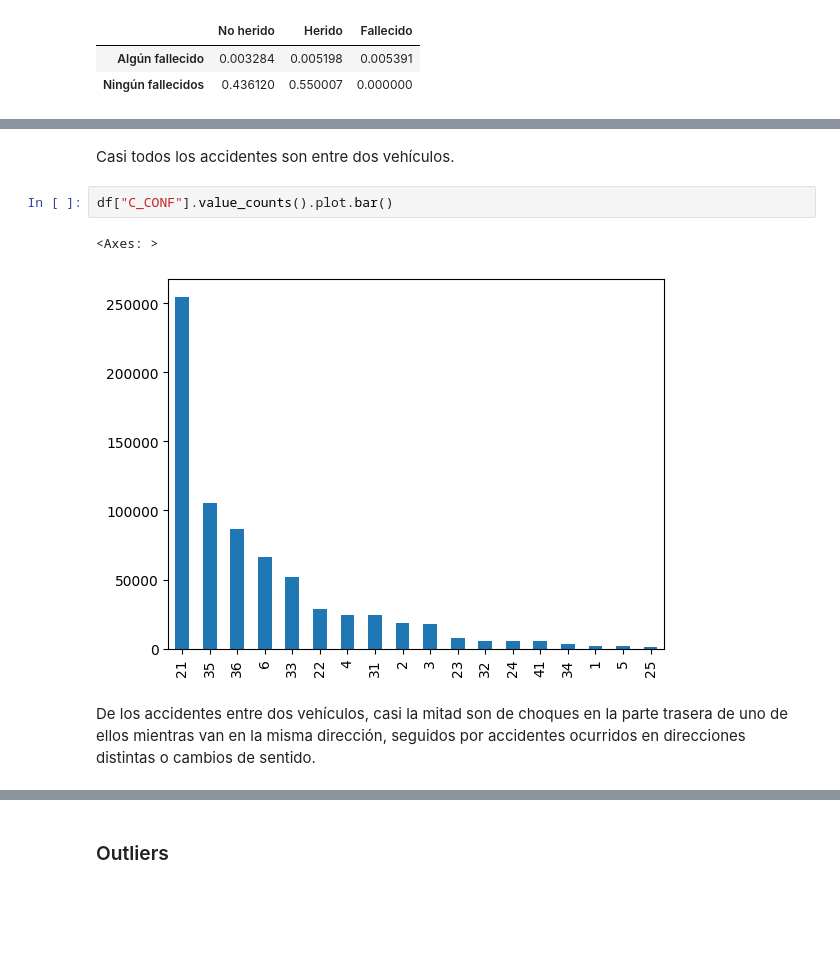
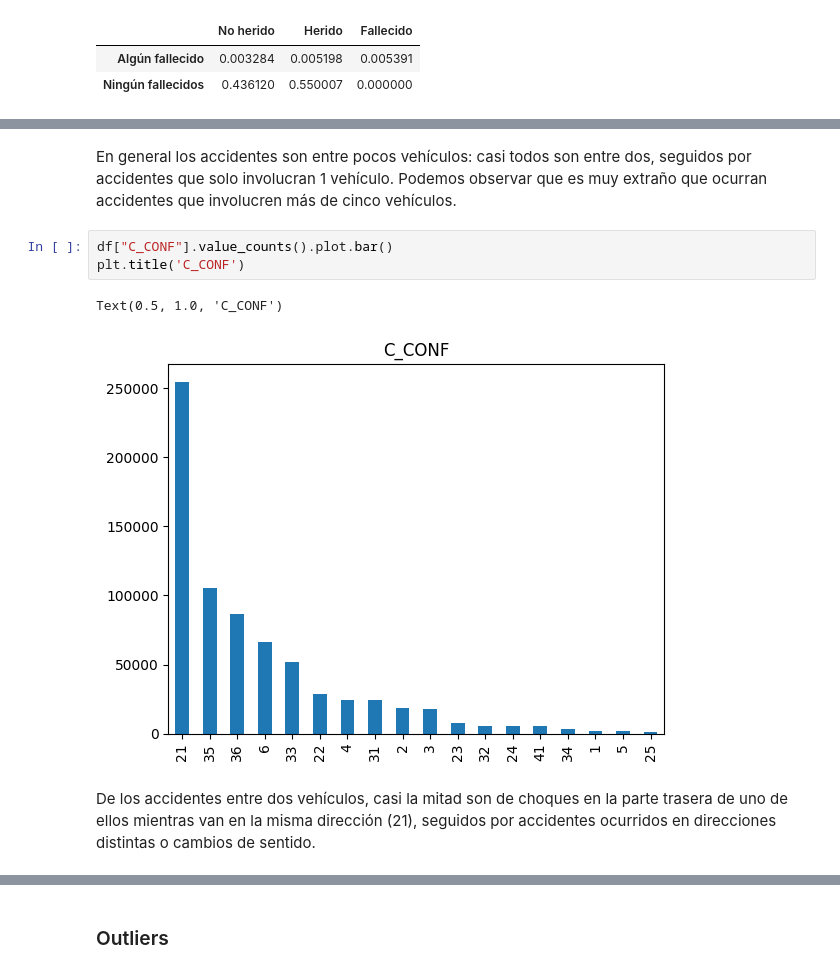
Before and after one commit to SaraCaballeroSan/Proyecto-Accidentes-Canada-Machine-Learning-2023, a Jupyter notebook: mach_final.ipynb, the cells around one changed output, grey strips where cells are left out. Saved outputs shown, nothing was run; the diff lists cells and outputs as text; blank space fills up the shorter version.

```diff
--- a/mach_final.ipynb
+++ b/mach_final.ipynb
@@ -405,11 +460,12 @@ df["C_VEHS"].value_counts().plot.bar()
 # %% [markdown]
-Casi todos los accidentes son entre dos vehículos.
+En general los accidentes son entre pocos vehículos: casi todos son entre dos, seguidos por accidentes que solo involucran 1 vehículo. Podemos observar que es muy extraño que ocurran accidentes que involucren más de cinco vehículos.
 # %%
 df["C_CONF"].value_counts().plot.bar()
+plt.title('C_CONF')
 # %% [output]
-<Axes: >
+Text(0.5, 1.0, 'C_CONF')
-[figure, old version]
+[figure, new version]
 # %% [markdown]
-De los accidentes entre dos vehículos, casi la mitad son de choques en la parte trasera de uno de ellos mientras van en la misma dirección, seguidos por accidentes ocurridos en direcciones distintas o cambios de sentido.
+De los accidentes entre dos vehículos, casi la mitad son de choques en la parte trasera de uno de ellos mientras van en la misma dirección (21), seguidos por accidentes ocurridos en direcciones distintas o cambios de sentido.
 # %%
 df["C_RCFG"].value_counts().plot.bar()
```
Also changed, not shown: parts of 203 cells of this notebook.
